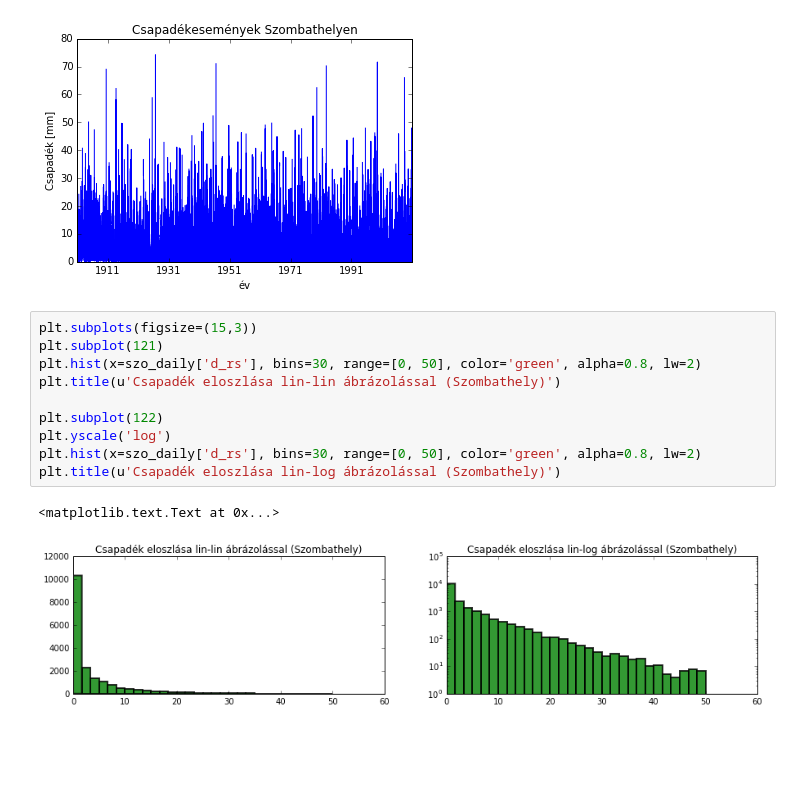
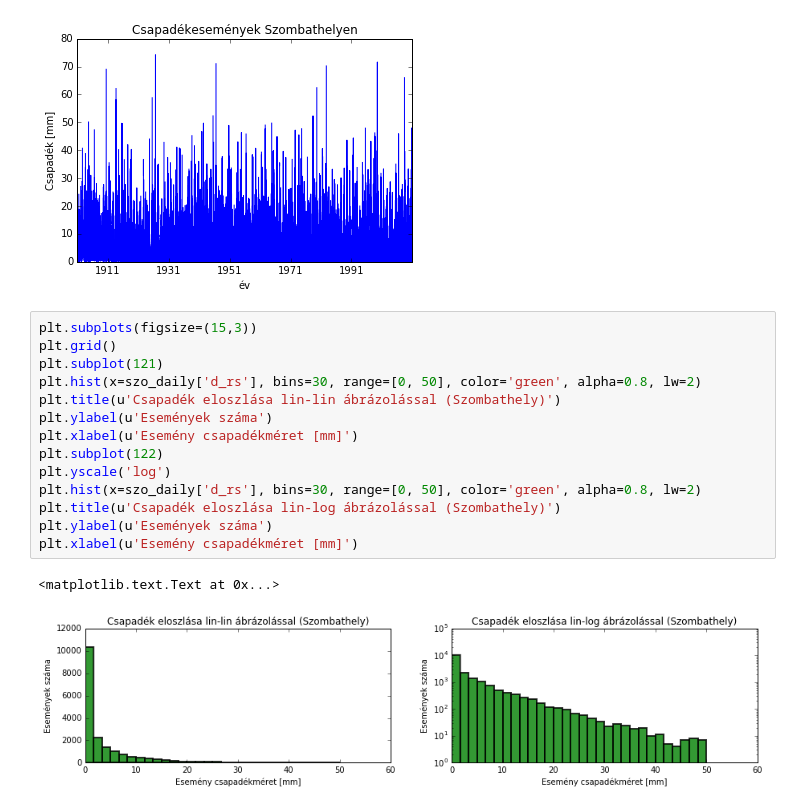
Before and after one commit to jsheperd/forest_water, a Jupyter notebook: interception.ipynb, the cells around one changed output. Cells and saved outputs as stored; diff of their text form; blank space fills up the shorter version.

Commit message:
Fine tuning on chart

```diff
--- a/interception.ipynb
+++ b/interception.ipynb
@@ -34,14 +34,18 @@ plt.title(u'Csapadékesemények Szombathelyen')
 [figure]
 # %%
 plt.subplots(figsize=(15,3))
+plt.grid()
 plt.subplot(121)
 plt.hist(x=szo_daily['d_rs'], bins=30, range=[0, 50], color='green', alpha=0.8, lw=2)
 plt.title(u'Csapadék eloszlása lin-lin ábrázolással (Szombathely)')
-
+plt.ylabel(u'Események száma')
+plt.xlabel(u'Esemény csapadékméret [mm]')
 plt.subplot(122)
 plt.yscale('log')
 plt.hist(x=szo_daily['d_rs'], bins=30, range=[0, 50], color='green', alpha=0.8, lw=2)
 plt.title(u'Csapadék eloszlása lin-log ábrázolással (Szombathely)')
+plt.ylabel(u'Események száma')
+plt.xlabel(u'Esemény csapadékméret [mm]')
 # %% [output]
 <matplotlib.text.Text at 0x...>
-[figure, old version]
+[figure, new version]
```
